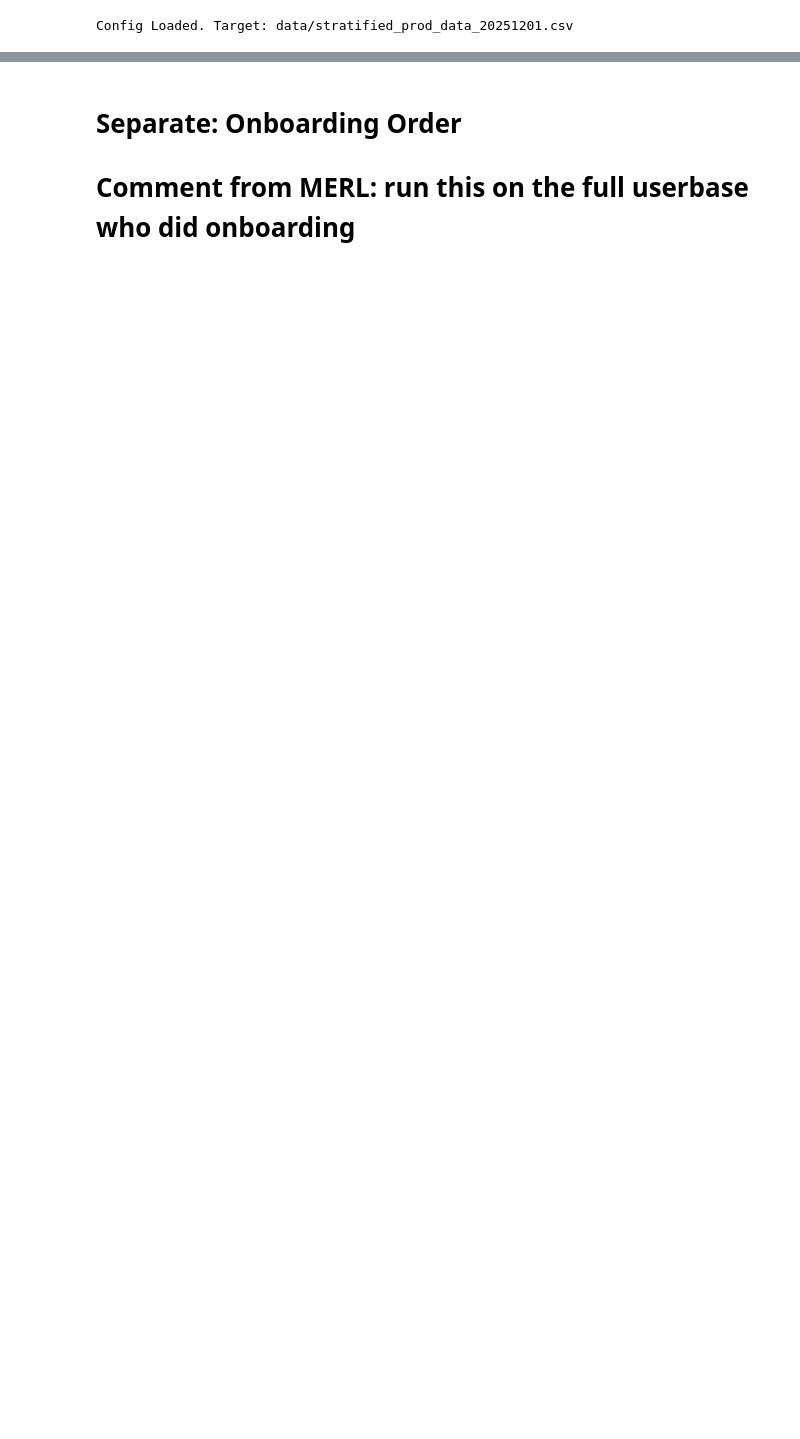
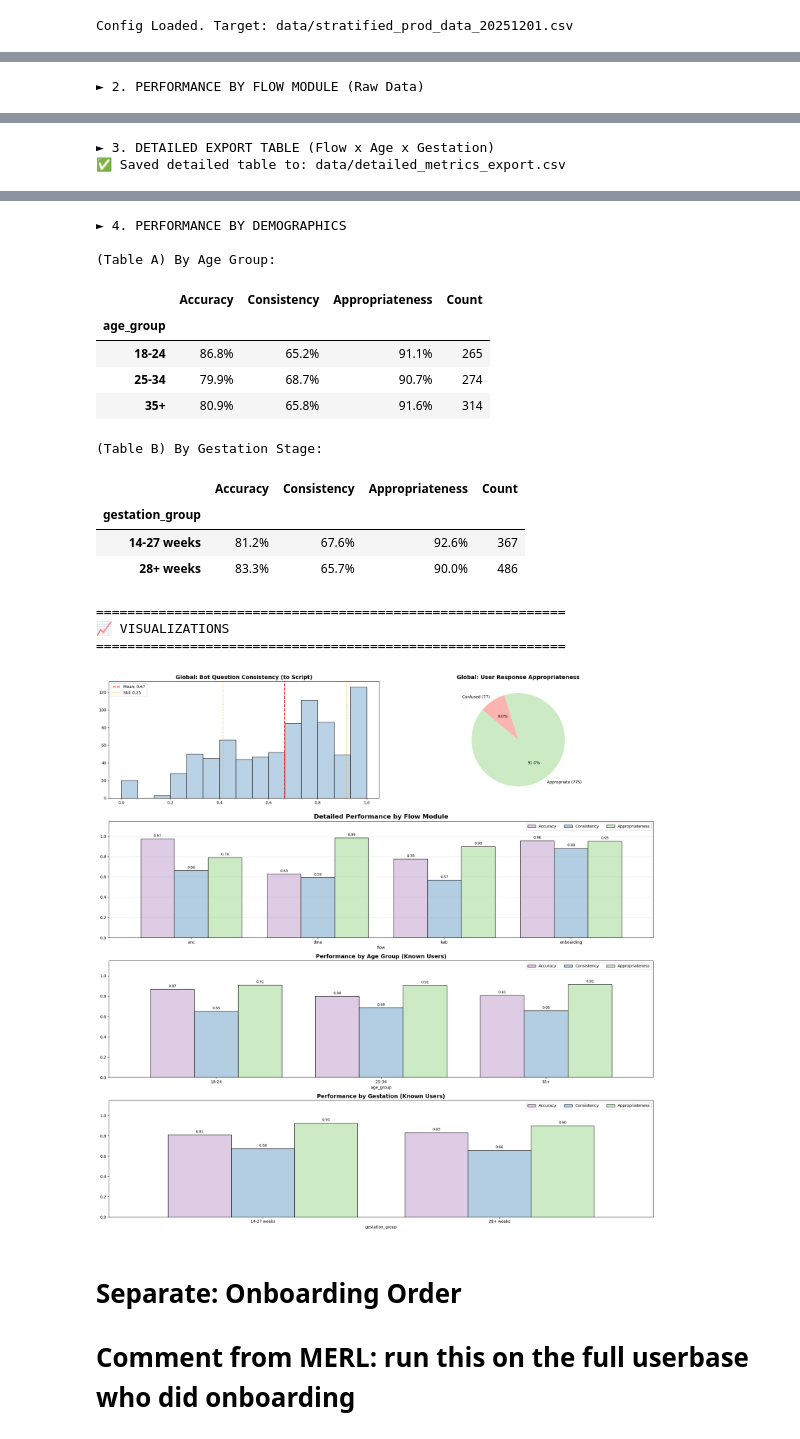
Before and after one commit to praekeltfoundation/ai4gd-momconnect-haystack, a Jupyter notebook: src/ai4gd_momconnect_haystack/evaluation/prod/eval.ipynb, the cells around one changed output, grey strips where cells are left out. Cells and saved outputs as stored; diff of their text form; code cells hidden in the pictures; blank space fills up the shorter version.

```diff
--- a/src/ai4gd_momconnect_haystack/evaluation/prod/eval.ipynb
+++ b/src/ai4gd_momconnect_haystack/evaluation/prod/eval.ipynb
@@ -150,7 +618,7 @@ FINAL_REPORT = "data/evaluation_results.csv"
 SAMPLE_SIZE = None
 
 # Set True to force new LLM calls. False loads existing CSV (but updates strata).
-RERUN_EVALUATION = False
+RERUN_EVALUATION = True
 # -------------------------
 
 print(f"Config Loaded. Target: {PROD_FILE}")
@@ -307,7 +775,8 @@ def step_2_evaluate(df, consistency_metric=consistency_metric):
 # STEP 3: VISUALIZE (Matplotlib Only)
 # ==========================================
 def step_3_visualize(res_df):
-    if res_df.empty: return
+    if res_df.empty:
+        return
 
     # ==========================================
     # 1. DATA TABLES (Global -> Flow -> Demo -> MERL)
@@ -565,0 +994,3 @@ Loading Strata Mapping...
+# %%
+step_3_visualize(df_res)
+# %% [output]
@@ -565,0 +1006 @@ Loading Strata Mapping...
+► 2. PERFORMANCE BY FLOW MODULE (Raw Data)
@@ -565,0 +1013,2 @@ Loading Strata Mapping...
+► 3. DETAILED EXPORT TABLE (Flow x Age x Gestation)
+✅ Saved detailed table to: data/detailed_metrics_export.csv
@@ -566,3 +1032,20 @@ Loading Strata Mapping...
+► 4. PERFORMANCE BY DEMOGRAPHICS
+
+(Table A) By Age Group:
+|  | Accuracy | Consistency | Appropriateness | Count |
+| age_group |  |  |  |  |
+| 18-24 | 86.8% | 65.2% | 91.1% | 265 |
+| 25-34 | 79.9% | 68.7% | 90.7% | 274 |
+| 35+ | 80.9% | 65.8% | 91.6% | 314 |
+(Table B) By Gestation Stage:
+|  | Accuracy | Consistency | Appropriateness | Count |
+| gestation_group |  |  |  |  |
+| 14-27 weeks | 81.2% | 67.6% | 92.6% | 367 |
+| 28+ weeks | 83.3% | 65.7% | 90.0% | 486 |
+============================================================
+📈 VISUALIZATIONS
+============================================================
+[figure, added]
 # %% [markdown]
 # Separate: Onboarding Order
 
```
Also changed, not shown: parts of 9 cells of this notebook, 3 other files.
